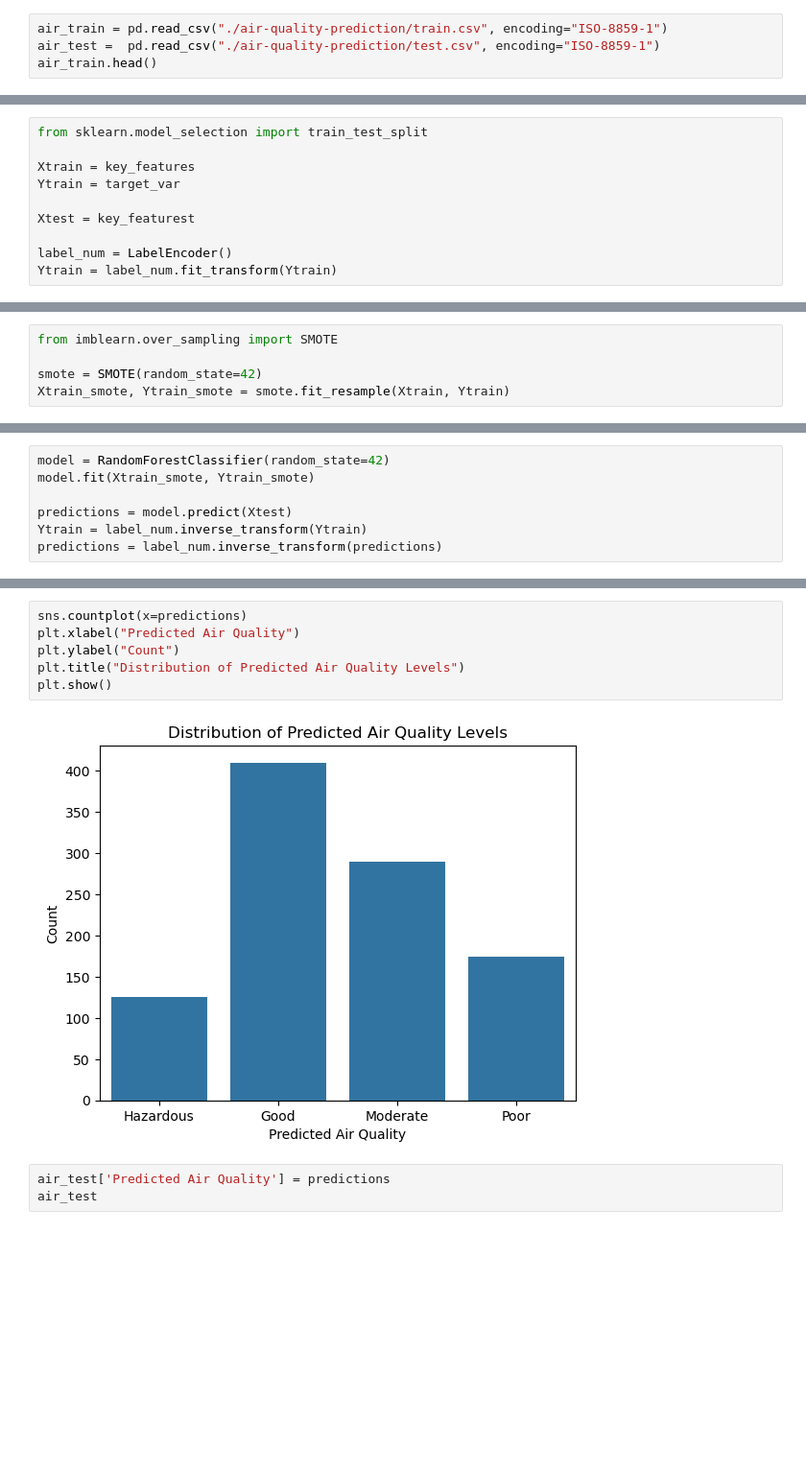
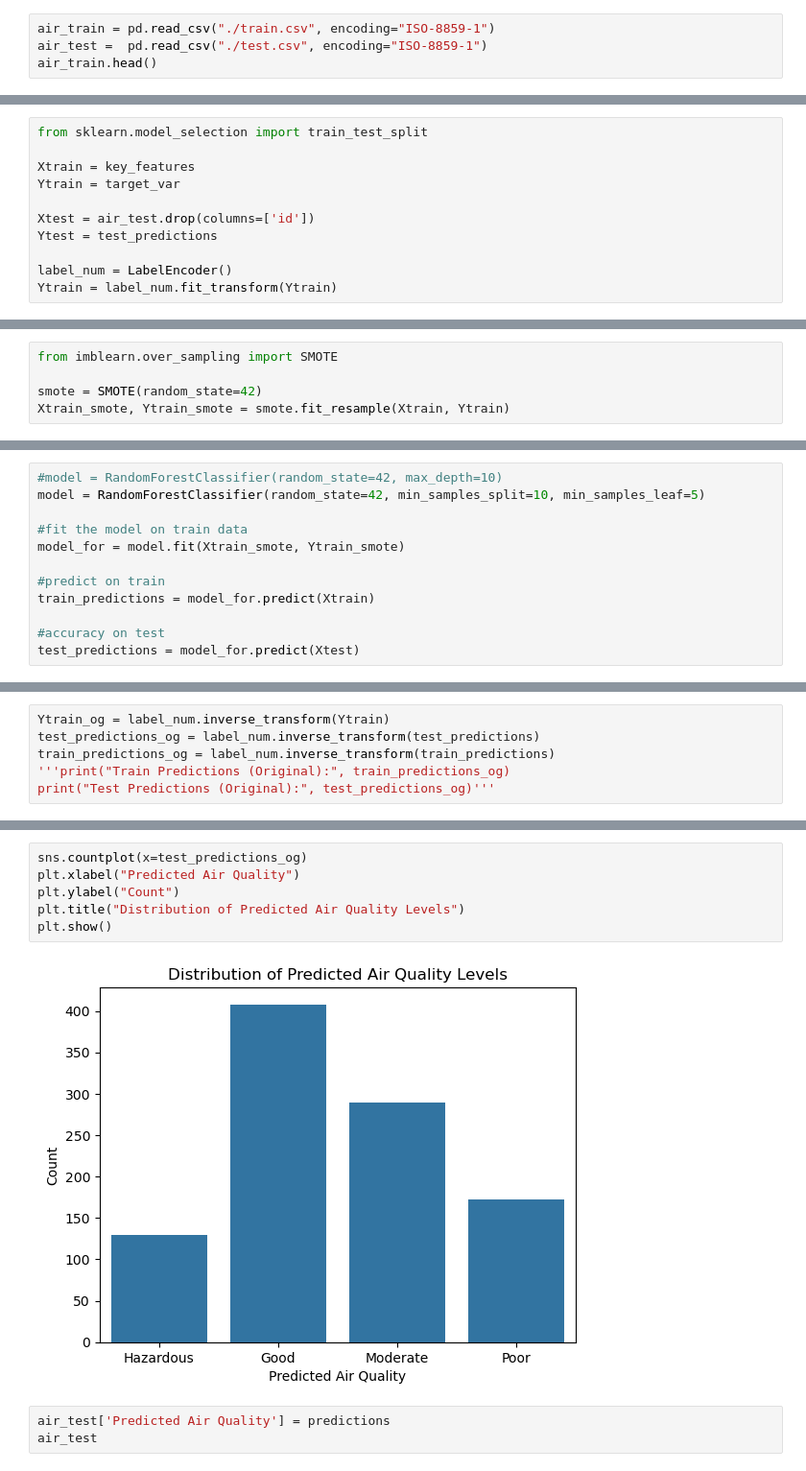
Before and after one commit to nourcr0cs/air-quality-prediction, a Jupyter notebook: Air-Quality-Prediction.ipynb, the cells around one changed output, grey strips where cells are left out. Shown at 96% size. Cells and saved outputs as stored; diff of their text form; blank space fills up the shorter version.

```diff
--- a/Air-Quality-Prediction.ipynb
+++ b/Air-Quality-Prediction.ipynb
@@ -11,8 +12,8 @@ from sklearn.metrics import classification_report, accuracy_score, confusion_mat
 # %% [markdown]
 ### Load data
 # %%
-air_train = pd.read_csv("./air-quality-prediction/train.csv", encoding="ISO-8859-1")
-air_test =  pd.read_csv("./air-quality-prediction/test.csv", encoding="ISO-8859-1")
+air_train = pd.read_csv("./train.csv", encoding="ISO-8859-1")
+air_test =  pd.read_csv("./test.csv", encoding="ISO-8859-1")
 air_train.head()
 # %% [output]
 |  | Temperature | Humidity | PM2.5 | PM10 | NO2 | SO2 | CO | Proximity_to_Industrial_Areas | ... |
@@ -164,7 +170,8 @@ from sklearn.model_selection import train_test_split
 Xtrain = key_features
 Ytrain = target_var
 
-Xtest = key_featurest
+Xtest = air_test.drop(columns=['id'])
+Ytest = test_predictions
 
 label_num = LabelEncoder()
 Ytrain = label_num.fit_transform(Ytrain)
@@ -178,7 +187,12 @@ Xtrain_smote, Ytrain_smote = smote.fit_resample(Xtrain, Ytrain)
 # %%
-model = RandomForestClassifier(random_state=42)
-model.fit(Xtrain_smote, Ytrain_smote)
+#model = RandomForestClassifier(random_state=42, max_depth=10)
+model = RandomForestClassifier(random_state=42, min_samples_split=10, min_samples_leaf=5)
 
-predictions = model.predict(Xtest)
-Ytrain = label_num.inverse_transform(Ytrain)
-predictions = label_num.inverse_transform(predictions)
+#fit the model on train data
+model_for = model.fit(Xtrain_smote, Ytrain_smote)
+
+#predict on train
+train_predictions = model_for.predict(Xtrain)
+
+#accuracy on test
+test_predictions = model_for.predict(Xtest)
@@ -184,0 +217,6 @@ predictions = label_num.inverse_transform(predictions)
+# %%
+Ytrain_og = label_num.inverse_transform(Ytrain)
+test_predictions_og = label_num.inverse_transform(test_predictions)
+train_predictions_og = label_num.inverse_transform(train_predictions)
+'''print("Train Predictions (Original):", train_predictions_og)
+print("Test Predictions (Original):", test_predictions_og)'''
@@ -185,11 +236,11 @@ predictions = label_num.inverse_transform(predictions)
 # %%
-sns.countplot(x=predictions)
+sns.countplot(x=test_predictions_og)
 plt.xlabel("Predicted Air Quality")
 plt.ylabel("Count")
 plt.title("Distribution of Predicted Air Quality Levels")
 plt.show()
 # %% [output]
-[figure, old version]
+[figure, new version]
 # %%
 air_test['Predicted Air Quality'] = predictions
 air_test
```
Also changed, not shown: parts of 21 cells of this notebook.
